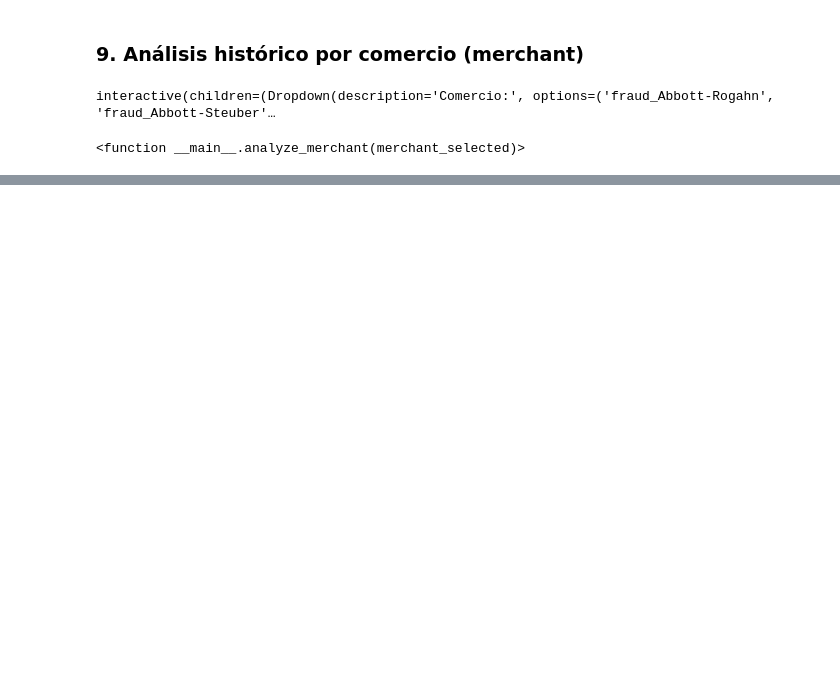
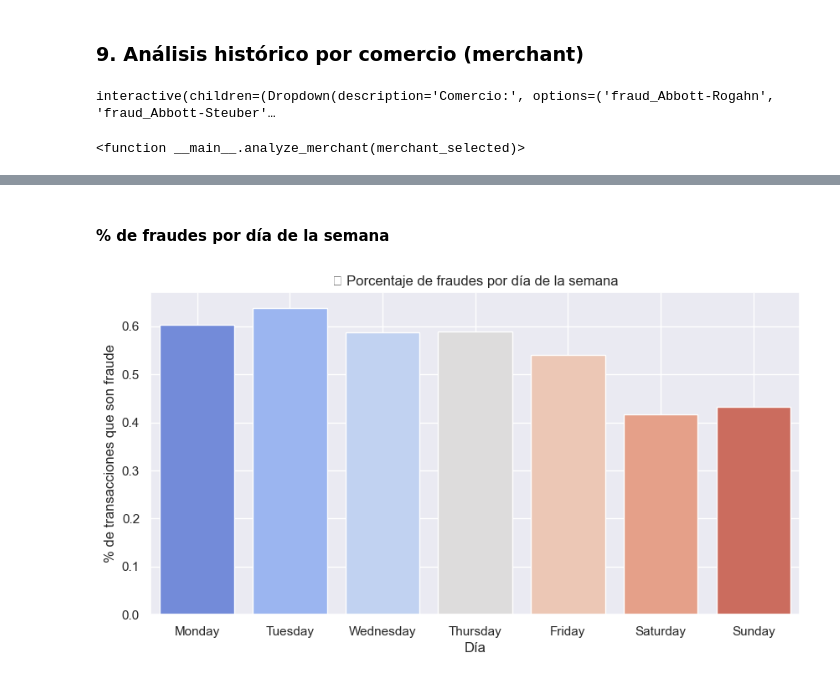
Before and after one commit to mvrcentes/ClientAwareFraudDetect, a Jupyter notebook: FraudDetection_HighAmountAnomalies.ipynb, the cells around one changed output, grey strips where cells are left out. Cells and saved outputs as stored; diff of their text form; code cells hidden in the pictures; blank space fills up the shorter version.

```diff
--- a/FraudDetection_HighAmountAnomalies.ipynb
+++ b/FraudDetection_HighAmountAnomalies.ipynb
@@ -466,0 +594,18 @@ interactive(children=(Dropdown(description='Comercio:', options=('fraud_Abbott-R
+# %%
+# Día de la semana (0=lunes, 6=domingo)
+df["day_of_week"] = df["transaction_datetime"].dt.dayofweek
+
+# Nombre del día (ej. Monday)
+df["day_name"] = df["transaction_datetime"].dt.day_name()
+
+# ¿Es fin de semana?
+df["is_weekend"] = df["day_of_week"].isin([5, 6])
+
+# ¿Es de noche? (ej. entre 0:00 y 6:00)
+df["is_night"] = df["hour"].between(0, 6)
+
+# ¿Es horario comercial típico? (9am a 6pm)
+df["is_business_hours"] = df["hour"].between(9, 18)
+
+# Verificamos que se hayan creado correctamente
+df[["transaction_datetime", "hour", "day_of_week", "day_name", "is_weekend", "is_night", "is_business_hours"]].head()
@@ -466,0 +619,25 @@ interactive(children=(Dropdown(description='Comercio:', options=('fraud_Abbott-R
+# %% [markdown]
+#### % de fraudes por día de la semana
+# %%
+# Agrupar por día y calcular % de fraude
+fraude_por_dia = df.groupby("day_name").agg(
+    total=("is_fraud", "count"),
+    fraudes=("is_fraud", "sum")
+).reset_index()
+fraude_por_dia["% fraude"] = (fraude_por_dia["fraudes"] / fraude_por_dia["total"]) * 100
+
+# Ordenar por día de la semana
+orden_dias = ["Monday", "Tuesday", "Wednesday", "Thursday", "Friday", "Saturday", "Sunday"]
+fraude_por_dia["day_name"] = pd.Categorical(fraude_por_dia["day_name"], categories=orden_dias, ordered=True)
+fraude_por_dia = fraude_por_dia.sort_values("day_name")
+
+# Plot
+plt.figure(figsize=(10, 5))
+sns.barplot(x="day_name", y="% fraude", data=fraude_por_dia, palette="coolwarm")
+plt.title("📅 Porcentaje de fraudes por día de la semana")
+plt.xlabel("Día")
+plt.ylabel("% de transacciones que son fraude")
+plt.grid(True)
+plt.show()
+# %% [output]
+[figure, added]
```
Also changed, not shown: parts of 21 cells of this notebook.
